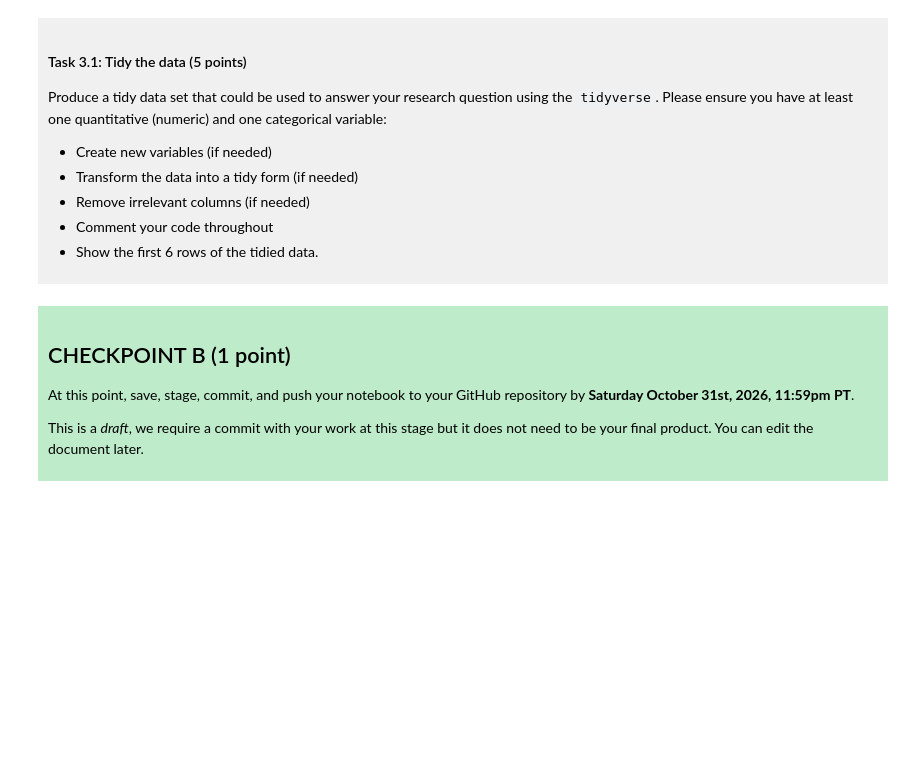
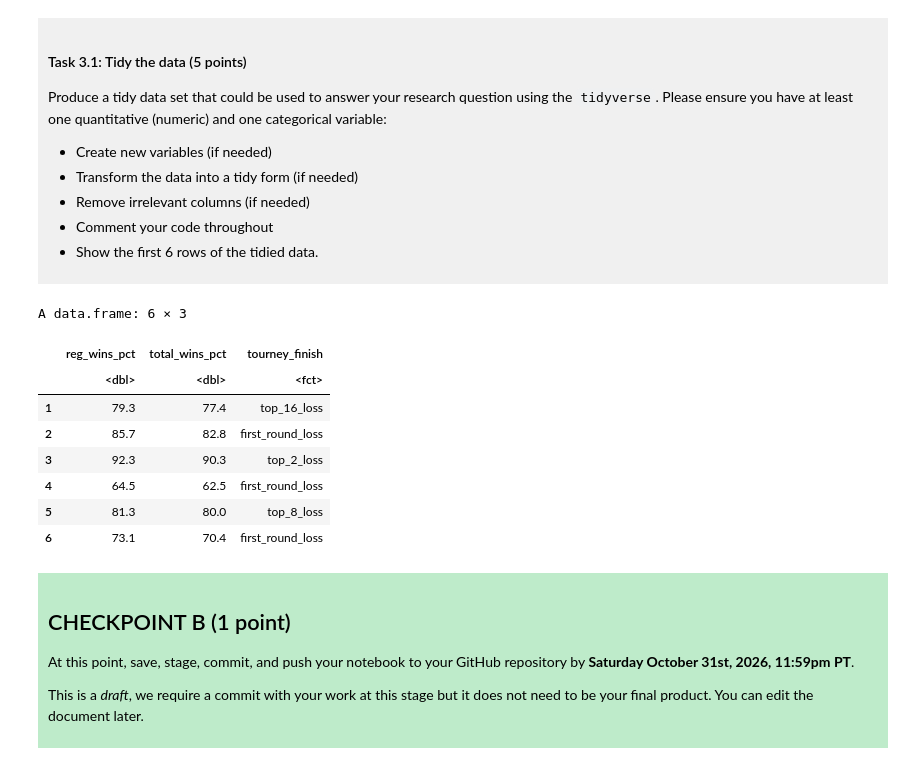
Before and after one commit to Brandon-060/dsci-100-project-Brandon, a Jupyter notebook: dsci-100-project-notebook.ipynb, the cells around one changed output. Drawn from its saved outputs; the diff is of its cells as text; code cells hidden in the pictures; blank space fills up the shorter version.

```diff
--- a/dsci-100-project-notebook.ipynb
+++ b/dsci-100-project-notebook.ipynb
@@ -189,7 +221,23 @@ Produce a tidy data set that could be used to answer your research question usin
 
 </div>
 # %%
-### EDIT THIS CODE CELL ###
+
+tidy_data<- NCAA|> #have the data from above
+        as.data.frame(NCAA)|>  #convert it into a data frame
+        select(reg_wins_pct, total_wins_pct, tourney_finish) |>   # select only the columns I need for analysis
+        mutate(tourney_finish = as_factor(tourney_finish))  # convert the class into a factor
+
+head(tidy_data)
+# %% [output]
+A data.frame: 6 × 3
+|  | reg_wins_pct | total_wins_pct | tourney_finish |
+|  | <dbl> | <dbl> | <fct> |
+| 1 | 79.3 | 77.4 | top_16_loss |
+| 2 | 85.7 | 82.8 | first_round_loss |
+| 3 | 92.3 | 90.3 | top_2_loss |
+| 4 | 64.5 | 62.5 | first_round_loss |
+| 5 | 81.3 | 80.0 | top_8_loss |
+| 6 | 73.1 | 70.4 | first_round_loss |
 # %% [markdown]
 <div style="background-color: #beebca; padding: 10px;">
 
```
Also changed, not shown: parts of 3 cells of this notebook.
